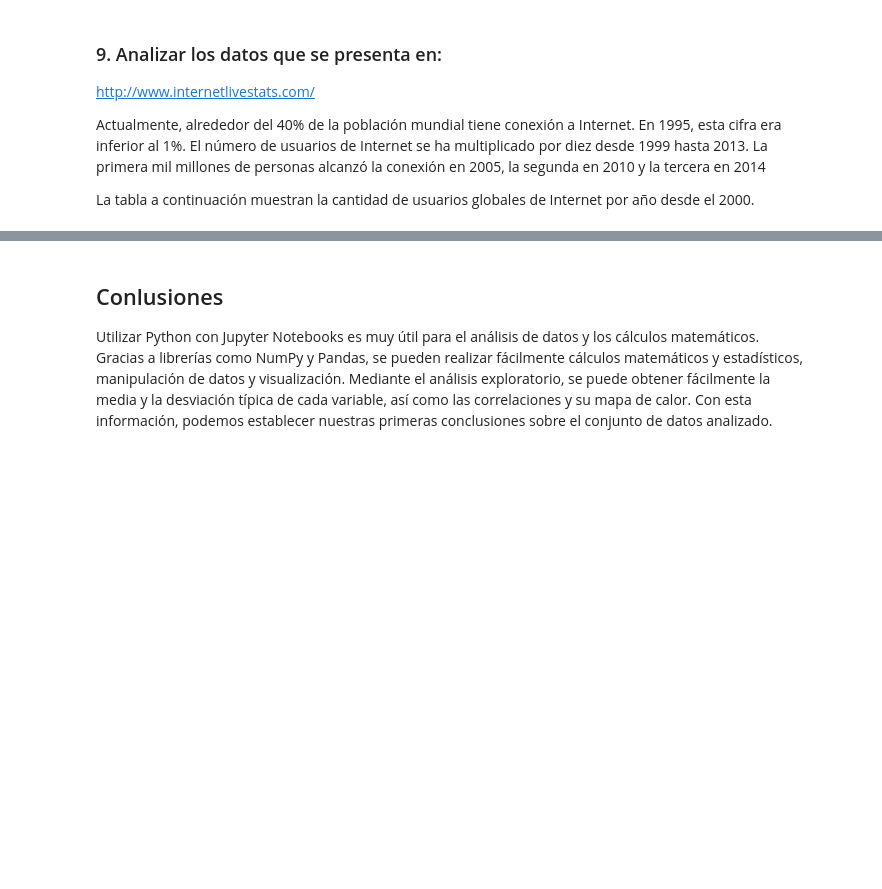
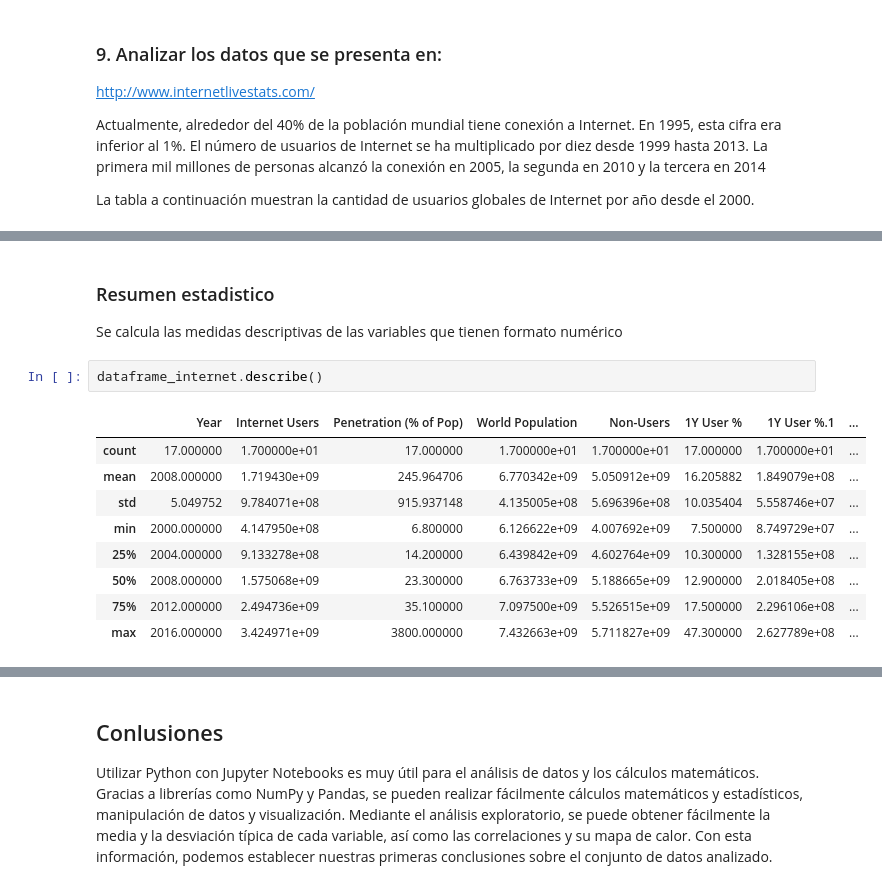
Before and after one commit to juandtap/Practica_02_analisis_multivariado_metodos_estocasticos, a Jupyter notebook: practica_02_probabilidad_momentos_exploracion.ipynb, the cells around one changed output, grey strips where cells are left out. Saved outputs shown, nothing was run; the diff lists cells and outputs as text; blank space fills up the shorter version.

```diff
--- a/practica_02_probabilidad_momentos_exploracion.ipynb
+++ b/practica_02_probabilidad_momentos_exploracion.ipynb
@@ -496,0 +497,16 @@ memory usage: 1.2+ KB
+# %% [markdown]
+### Resumen estadistico
+
+Se calcula las medidas descriptivas de las variables que tienen formato numérico
+# %%
+dataframe_internet.describe()
+# %% [output]
+|  | Year | Internet Users | Penetration (% of Pop) | World Population | Non-Users | 1Y User % | 1Y User %.1 | ... |
+| count | 17.000000 | 1.700000e+01 | 17.000000 | 1.700000e+01 | 1.700000e+01 | 17.000000 | 1.700000e+01 | ... |
+| mean | 2008.000000 | 1.719430e+09 | 245.964706 | 6.770342e+09 | 5.050912e+09 | 16.205882 | 1.849079e+08 | ... |
+| std | 5.049752 | 9.784071e+08 | 915.937148 | 4.135005e+08 | 5.696396e+08 | 10.035404 | 5.558746e+07 | ... |
+| min | 2000.000000 | 4.147950e+08 | 6.800000 | 6.126622e+09 | 4.007692e+09 | 7.500000 | 8.749729e+07 | ... |
+| 25% | 2004.000000 | 9.133278e+08 | 14.200000 | 6.439842e+09 | 4.602764e+09 | 10.300000 | 1.328155e+08 | ... |
+| 50% | 2008.000000 | 1.575068e+09 | 23.300000 | 6.763733e+09 | 5.188665e+09 | 12.900000 | 2.018405e+08 | ... |
+| 75% | 2012.000000 | 2.494736e+09 | 35.100000 | 7.097500e+09 | 5.526515e+09 | 17.500000 | 2.296106e+08 | ... |
+| max | 2016.000000 | 3.424971e+09 | 3800.000000 | 7.432663e+09 | 5.711827e+09 | 47.300000 | 2.627789e+08 | ... |
```
Also changed, not shown: parts of 8 cells of this notebook, 1 other file.
